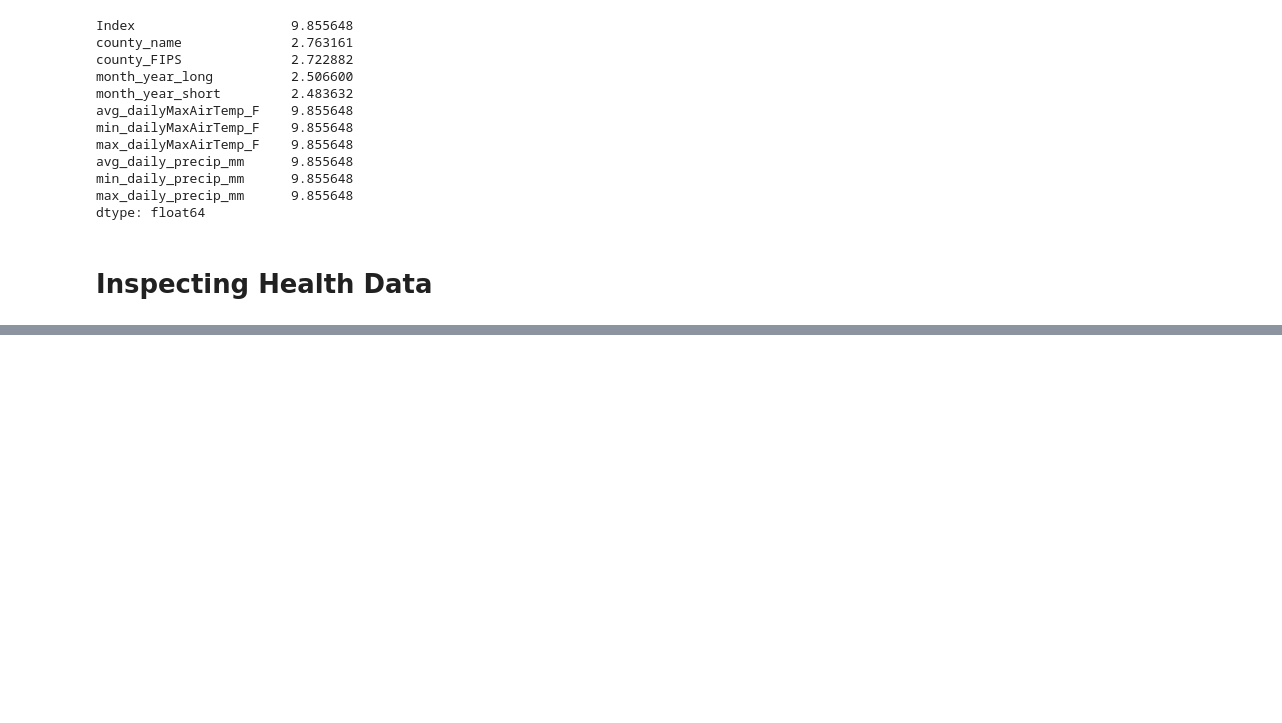
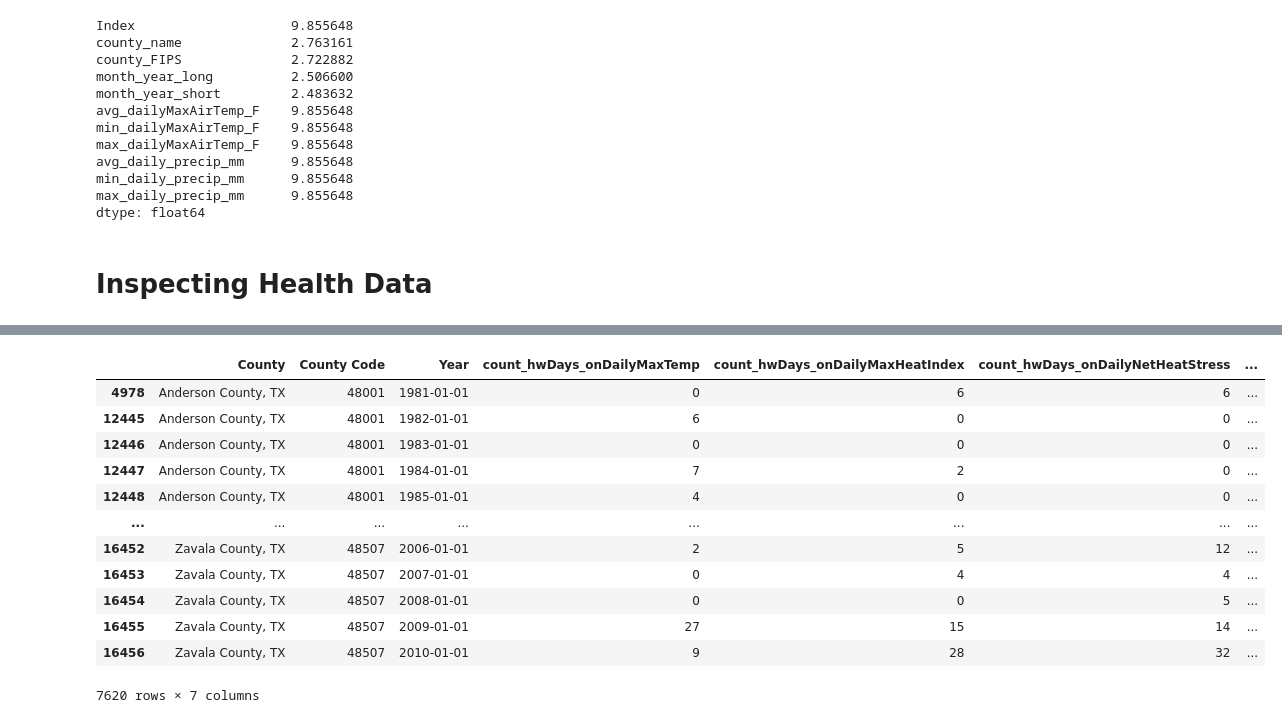
Before and after one commit to calculaterceec/Proj4Team2, a Jupyter notebook: code/kade_higgins_DataCleaning.ipynb, the cells around one changed output, grey strips where cells are left out. Cells and saved outputs as stored; diff of their text form; code cells hidden in the pictures; blank space fills up the shorter version.

```diff
--- a/code/kade_higgins_DataCleaning.ipynb
+++ b/code/kade_higgins_DataCleaning.ipynb
@@ -497,0 +489,19 @@ full_subInj_df.to_csv('../data/cleaned/resp_mortality.zip', index=False, compres
+# %%
+heat_wave_df['state'] = [i.split(', ')[1] for i in heat_wave_df['County']]
+# %%
+tx_heat_wave_df = heat_wave_df[heat_wave_df['state'] == 'TX']
+tx_heat_wave_df
+# %% [output]
+|  | County | County Code | Year | count_hwDays_onDailyMaxTemp | count_hwDays_onDailyMaxHeatIndex | count_hwDays_onDailyNetHeatStress | ... |
+| 4978 | Anderson County, TX | 48001 | 1981-01-01 | 0 | 6 | 6 | ... |
+| 12445 | Anderson County, TX | 48001 | 1982-01-01 | 6 | 0 | 0 | ... |
+| 12446 | Anderson County, TX | 48001 | 1983-01-01 | 0 | 0 | 0 | ... |
+| 12447 | Anderson County, TX | 48001 | 1984-01-01 | 7 | 2 | 0 | ... |
+| 12448 | Anderson County, TX | 48001 | 1985-01-01 | 4 | 0 | 0 | ... |
+| ... | ... | ... | ... | ... | ... | ... | ... |
+| 16452 | Zavala County, TX | 48507 | 2006-01-01 | 2 | 5 | 12 | ... |
+| 16453 | Zavala County, TX | 48507 | 2007-01-01 | 0 | 4 | 4 | ... |
+| 16454 | Zavala County, TX | 48507 | 2008-01-01 | 0 | 0 | 5 | ... |
+| 16455 | Zavala County, TX | 48507 | 2009-01-01 | 27 | 15 | 14 | ... |
+| 16456 | Zavala County, TX | 48507 | 2010-01-01 | 9 | 28 | 32 | ... |
+7620 rows × 7 columns
```
Also changed, not shown: parts of 28 cells of this notebook, 18 other files.
